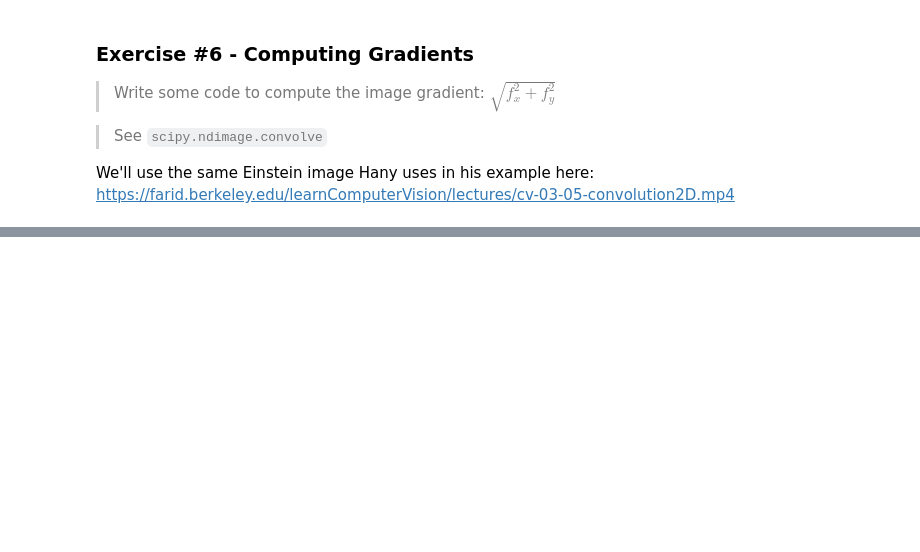
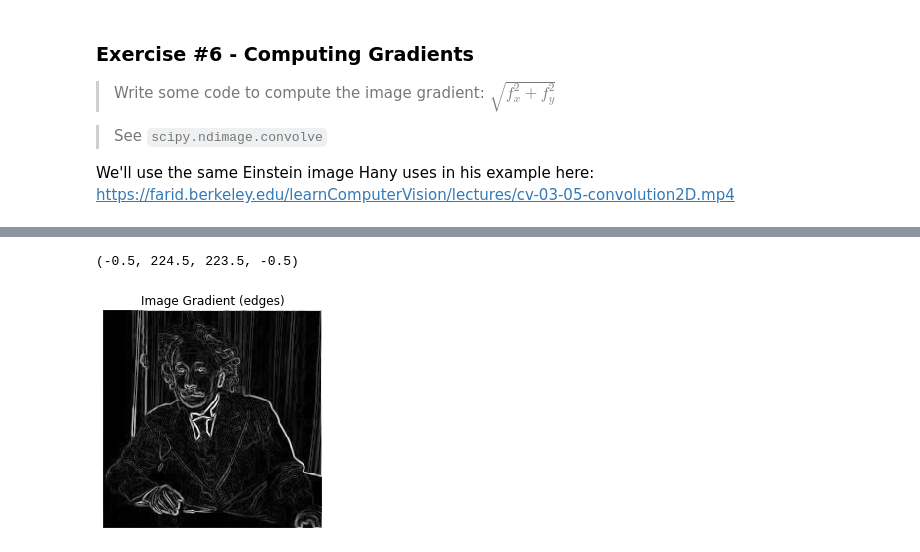
Before and after one commit to TifMoe/computer-vision-course, a Jupyter notebook: notebooks/2-image-filtering.ipynb, the cells around one changed output, grey strips where cells are left out. Cells and saved outputs as stored; diff of their text form; code cells hidden in the pictures; blank space fills up the shorter version.

```diff
--- a/notebooks/2-image-filtering.ipynb
+++ b/notebooks/2-image-filtering.ipynb
@@ -162,0 +194,10 @@ FileNotFoundError: [Errno 2] No such file or directory: 'images/einstein.jpg'
+# %%
+# square and sum the previous two values and display and image of the gradient
+g = np.sqrt(vimg**2 + himg**2)
+
+plt.imshow(g, cmap='gray')
+plt.title('Image Gradient (edges)')
+plt.axis('off')
+# %% [output]
+(-0.5, 224.5, 223.5, -0.5)
+[figure, added]
```
Also changed, not shown: parts of 4 cells of this notebook, 1 other file.
